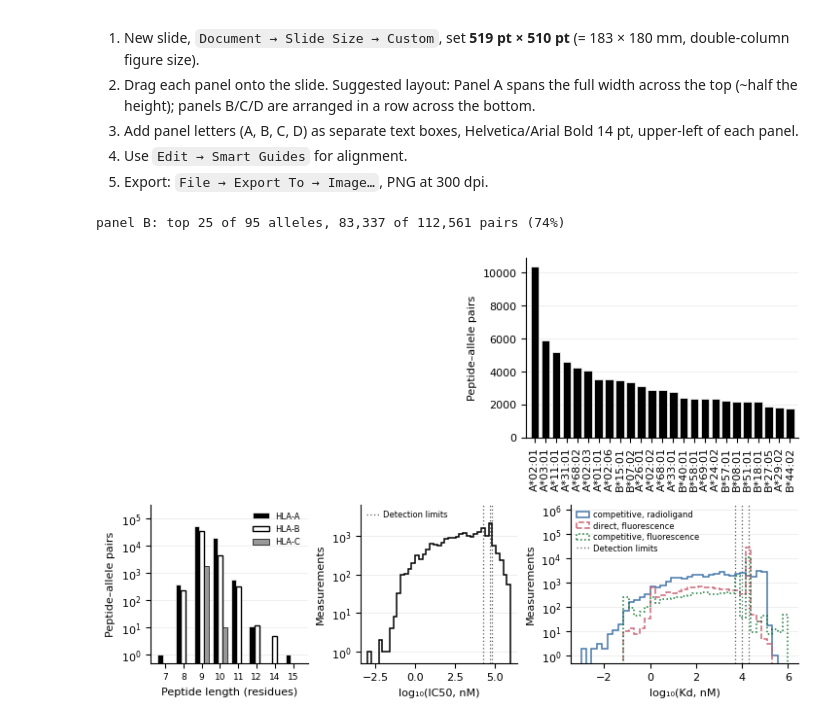
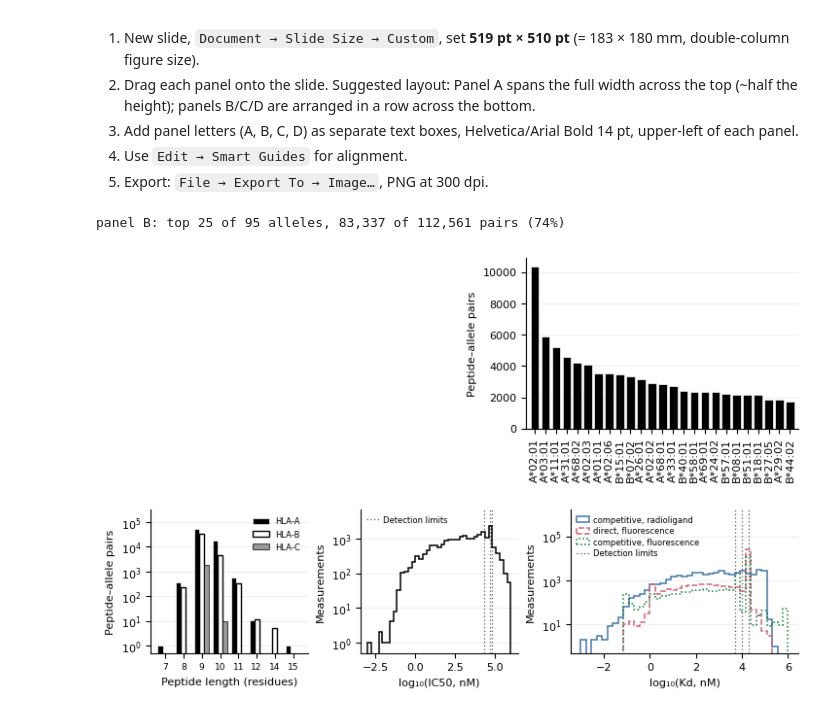
Before and after one commit to kunikohunter/PepBind3D, a Jupyter notebook: 04_figure1_panels.ipynb, the cells around one changed output. Cells and saved outputs as stored; diff of their text form; code cells hidden in the pictures.

Commit message:
Add a row-gap knob to Figure 1

```diff
--- a/04_figure1_panels.ipynb
+++ b/04_figure1_panels.ipynb
@@ -528,7 +528,9 @@ import matplotlib.lines as mlines
 # ============== LAYOUT KNOBS (edit these) ==============
 FONT_SIZE    = 8                       # uniform size for ALL text in the figure
 TOP_ROW_H    = 2.5                     # top row height (in)
-BOTTOM_ROW_H = 2.1                     # bottom row height (in)
+BOTTOM_ROW_H = 2.0                     # bottom row height (in)
+ROW_GAP      = 0.09                    # gap between the two rows,
+                                       # as a fraction of row height
 TOP_WIDTH_RATIOS    = [1.3, 1.0]       # [MHC, allele coverage]
 BOTTOM_WIDTH_RATIOS = [1.0, 1.0, 1.45]  # [length, IC50, Kd]
 ALLELE_TICK_ROTATION   = 90            # vertical allele labels -> legible
@@ -548,6 +550,9 @@ plt.rcParams.update({
 })
 
 fig = plt.figure(figsize=(COL2_WIDTH, TOP_ROW_H + BOTTOM_ROW_H), constrained_layout=True)
+# The two rows are subfigures in the figure's own gridspec, so the space
+# between them is the layout engine's hspace, not anything set on the axes.
+fig.get_layout_engine().set(hspace=ROW_GAP)
 top, bottom = fig.subfigures(2, 1, height_ratios=[TOP_ROW_H, BOTTOM_ROW_H])
 ax_mhc, ax_allele = top.subplots(1, 2, width_ratios=TOP_WIDTH_RATIOS)
 ax_len, ax_ic50, ax_kd = bottom.subplots(1, 3, width_ratios=BOTTOM_WIDTH_RATIOS)
@@ -632,31 +637,31 @@ def _affinity(ax, mtype, thresholds, xlabel, legend=False, split_assays=None,
                                  color='black', zorder=2)
         peak = n_counts.max()
     ax.set_yscale('log')
     ax.set_ylim(0.5, peak * headroom)
     for t in thresholds:
         ax.axvline(np.log10(t), color='#555555', linestyle=(0, (1, 2)),
                    linewidth=0.9, zorder=1)
     ax.set_ylabel('Measurements'); ax.set_xlabel(xlabel)
     _style(ax)
     handles = []
     if split_assays:
         handles = ax.get_legend_handles_labels()[0]
     if legend:
         handles = handles + [mlines.Line2D([], [], color='#555555',
                                            linestyle=(0, (1, 2)),
                                            linewidth=0.9, label=LIMIT_LABEL)]
     if handles:
         ax.legend(handles=handles, frameon=False, handlelength=1.6,
                   handletextpad=0.5, fontsize=LEGEND_SIZE, labelspacing=0.3,
                   borderpad=0.2, loc='upper left')
 
 _affinity(ax_ic50, 'IC50', (20000, 50000, 70000), 'log\u2081\u2080(IC50, nM)', legend=True)
 _affinity(ax_kd,   'Kd',   (5000, 10000, 20000),  'log\u2081\u2080(Kd, nM)',
           legend=True, split_assays=KD_ASSAYS, headroom=KD_YLIM_HEADROOM)
 
 fig.savefig(FIG_DIR / 'figure1_combined.png', dpi=600)
 fig.savefig(FIG_DIR / 'figure1_combined.pdf')
 plt.show()
 # %% [output]
 panel B: top 25 of 95 alleles, 83,337 of 112,561 pairs (74%)
-[figure, old version]
+[figure, new version]
```
